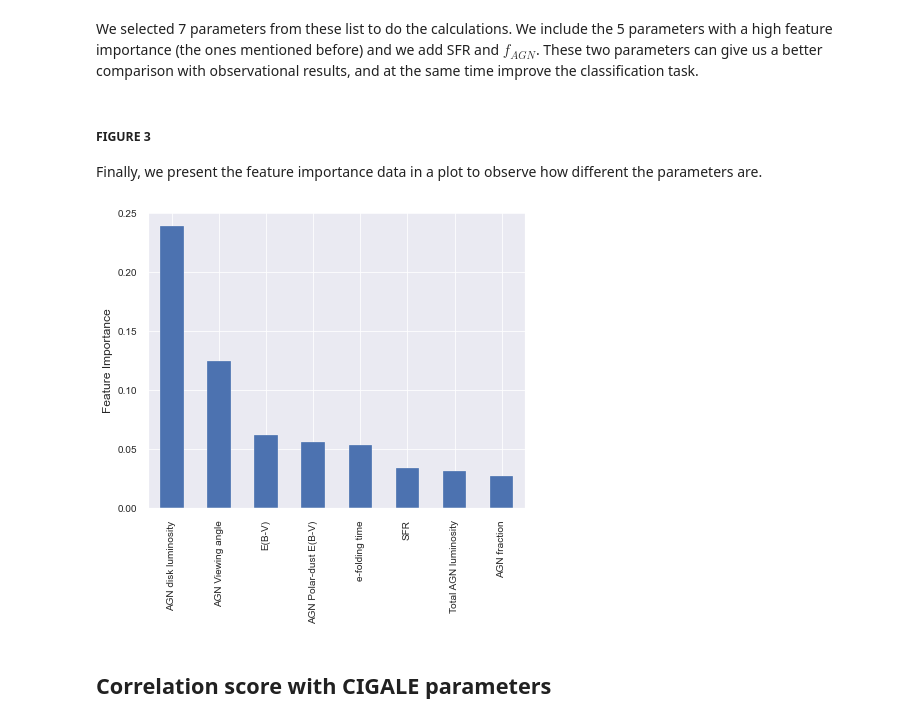
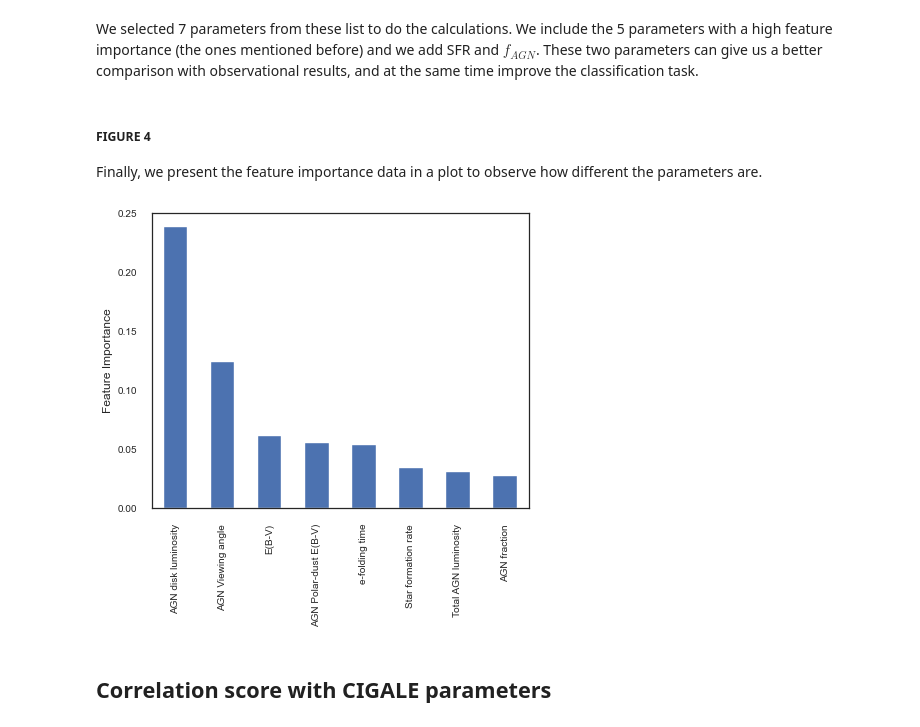
Before and after one commit to aframosp/AGNView, a Jupyter notebook: 11_Analysis_Tables.ipynb, the cells around one changed output. Drawn from its saved outputs; the diff is of its cells as text; code cells hidden in the pictures.

```diff
--- a/10_Analysis_Tables.ipynb
+++ b/11_Analysis_Tables.ipynb
@@ -284,32 +286,33 @@ ManualCols = array(['bayes.agn.i',
                     'bayes.sfh.sfr',
                     'bayes.sfh.tau_main'])
 # %% [markdown]
-##### FIGURE 3
+##### FIGURE 4
 Finally, we present the feature importance data in a plot to observe how different the parameters are.
 # %%
 FeIm=pd.concat([RFFI, XGBFI]).groupby(level=0).mean().sort_values(ascending=False)[:8]
+sns.set_style("white")
 # with plt.style.context('seaborn-talk'):
 with plt.style.context('seaborn-paper'):
     plt.rcParams.update({'font.size': 12})
     plt.rcParams.update({'axes.labelsize': 12})
     plt.rcParams.update({'legend.fontsize': 10})
     plt.rcParams.update({'ytick.labelsize': 10})
     plt.rcParams.update({'xtick.labelsize': 10})
     figure(figsize=(6.75, 5.44))
     FeIm.plot.bar(rot=90)
     plt.ylabel('Feature Importance')
     plt.xticks(np.arange(8), ('AGN disk luminosity',
                               'AGN Viewing angle',
                               'E(B-V)',
                               'AGN Polar-dust E(B-V)',
                               'e-folding time',
-                              'SFR',
+                              'Star formation rate',
                               'Total AGN luminosity',
                               'AGN fraction'))
-    plt.savefig('Figures/F3.pdf',dpi=300,bbox_inches = 'tight') # For Paper
-#     plt.savefig('Talk_Figures/F3.png',dpi=300,bbox_inches = 'tight') # For Presentation
+    plt.savefig('Figures/F4.pdf',dpi=300,bbox_inches = 'tight') # For Paper
+#     plt.savefig('Talk_Figures/F4.png',dpi=300,bbox_inches = 'tight') # For Presentation
 # %% [output]
-[figure, old version]
+[figure, new version]
 # %% [markdown]
 ## Correlation score with CIGALE parameters
 # %% [markdown]
```
Also changed, not shown: parts of 3 cells of this notebook, 4 other files.
